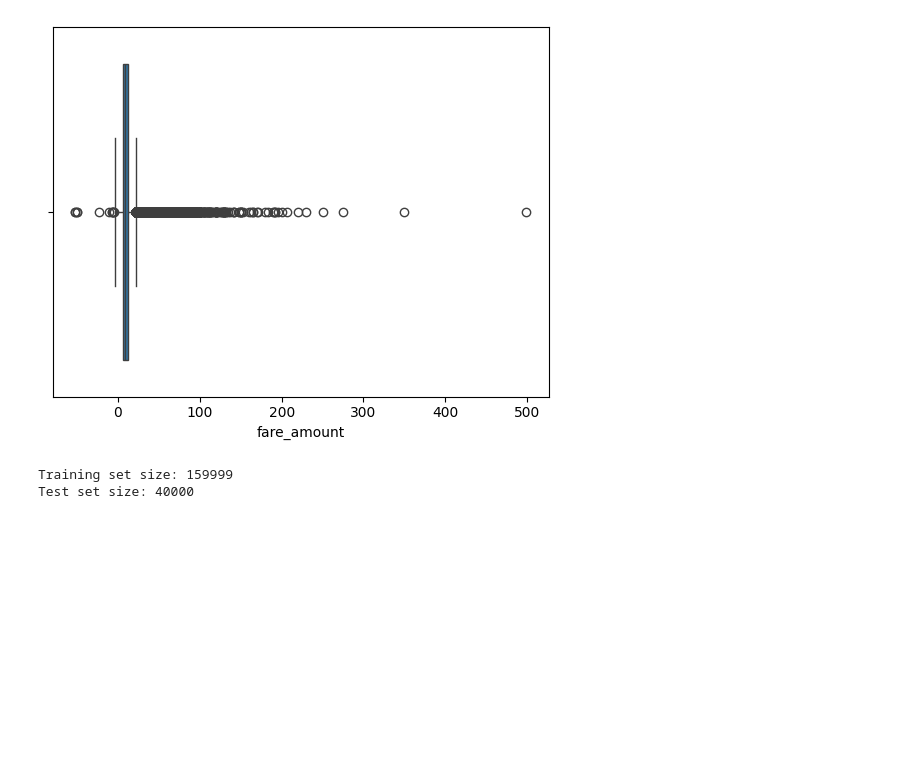
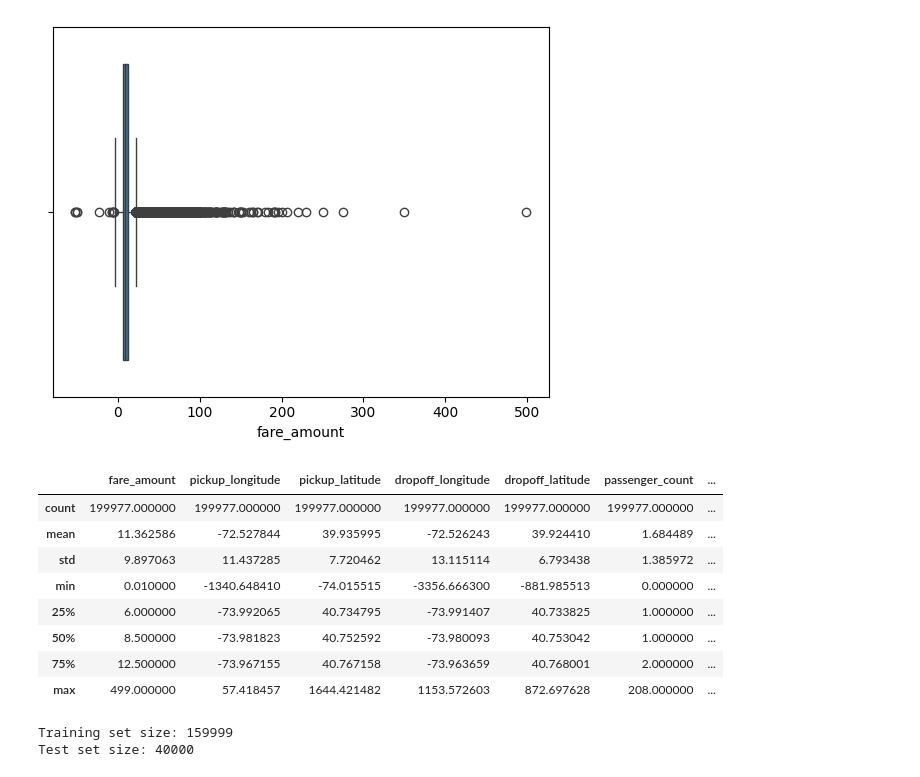
Before and after one commit to AshutoshDhungana/Fare_amount_prediction, a Jupyter notebook: TCfellowship_Ashutosh.ipynb, the cells around one changed output. Cells and saved outputs as stored; diff of their text form; code cells hidden in the pictures; blank space fills up the shorter version.

Commit message:
Minor outliers removal

```diff
--- a/TCfellowship_Ashutosh.ipynb
+++ b/TCfellowship_Ashutosh.ipynb
@@ -275,6 +271,24 @@ sns.boxplot(x=df['fare_amount'])
 # %% [output]
 <Axes: xlabel='fare_amount'>
 [figure]
+# %%
+fair_outliers_min = df[df['fare_amount'] <= 0]
+fair_outliers_max = df[df['fare_amount'] > 500]
+# %%
+df = df.drop(fair_outliers_min.index)
+df = df.drop(fair_outliers_max.index)
+# %%
+df.describe()
+# %% [output]
+|  | fare_amount | pickup_longitude | pickup_latitude | dropoff_longitude | dropoff_latitude | passenger_count | ... |
+| count | 199977.000000 | 199977.000000 | 199977.000000 | 199977.000000 | 199977.000000 | 199977.000000 | ... |
+| mean | 11.362586 | -72.527844 | 39.935995 | -72.526243 | 39.924410 | 1.684489 | ... |
+| std | 9.897063 | 11.437285 | 7.720462 | 13.115114 | 6.793438 | 1.385972 | ... |
+| min | 0.010000 | -1340.648410 | -74.015515 | -3356.666300 | -881.985513 | 0.000000 | ... |
+| 25% | 6.000000 | -73.992065 | 40.734795 | -73.991407 | 40.733825 | 1.000000 | ... |
+| 50% | 8.500000 | -73.981823 | 40.752592 | -73.980093 | 40.753042 | 1.000000 | ... |
+| 75% | 12.500000 | -73.967155 | 40.767158 | -73.963659 | 40.768001 | 2.000000 | ... |
+| max | 499.000000 | 57.418457 | 1644.421482 | 1153.572603 | 872.697628 | 208.000000 | ... |
 # %%
 from sklearn.model_selection import train_test_split
 # %%
```
Also changed, not shown: parts of 5 cells of this notebook.
